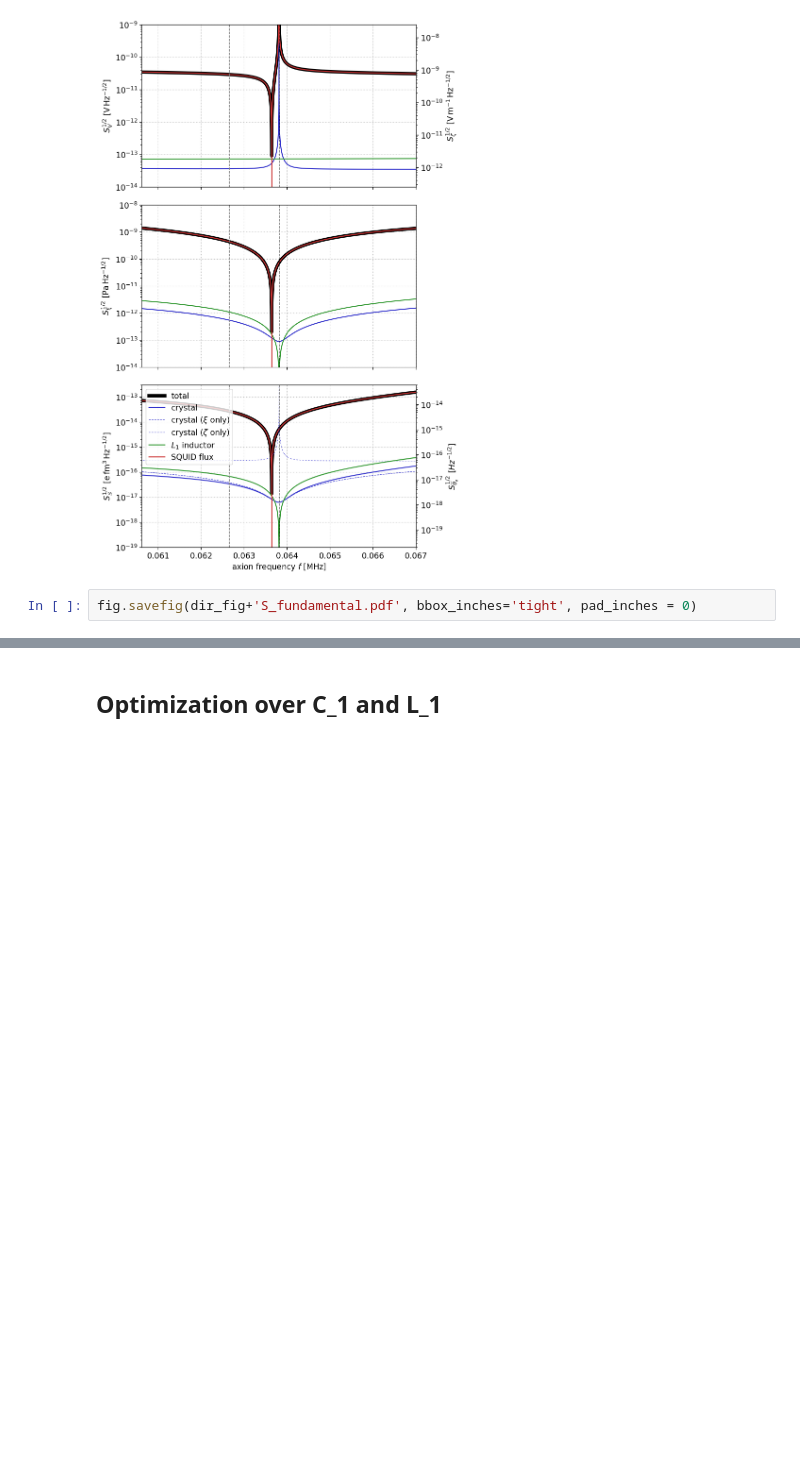
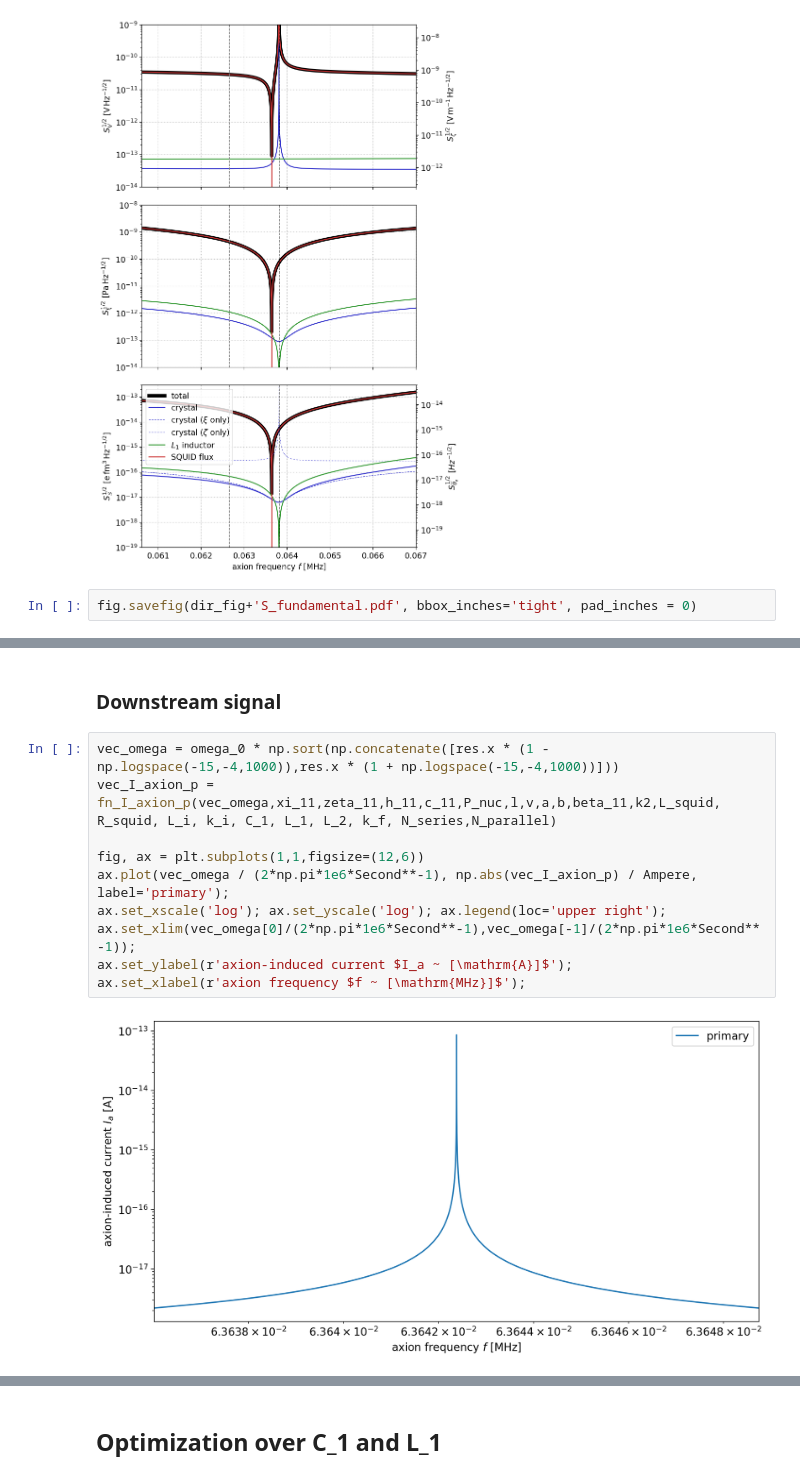
Before and after one commit to kenvantilburg/piezoaxionic-effect, a Jupyter notebook: code/supporting_plots.ipynb, the cells around one changed output, grey strips where cells are left out. Saved outputs shown, nothing was run; the diff lists cells and outputs as text; blank space fills up the shorter version.

```diff
--- a/code/supporting_plots.ipynb
+++ b/code/supporting_plots.ipynb
@@ -346,0 +349,14 @@ ax.set_xlabel(r'axion frequency $f ~ [\mathrm{MHz}]$');
+# %% [markdown]
+### Downstream signal
+# %%
+vec_omega = omega_0 * np.sort(np.concatenate([res.x * (1 - np.logspace(-15,-4,1000)),res.x * (1 + np.logspace(-15,-4,1000))]))
+vec_I_axion_p = fn_I_axion_p(vec_omega,xi_11,zeta_11,h_11,c_11,P_nuc,l,v,a,b,beta_11,k2,L_squid, R_squid, L_i, k_i, C_1, L_1, L_2, k_f, N_series,N_parallel)
+
+fig, ax = plt.subplots(1,1,figsize=(12,6))
+ax.plot(vec_omega / (2*np.pi*1e6*Second**-1), np.abs(vec_I_axion_p) / Ampere, label='primary');
+ax.set_xscale('log'); ax.set_yscale('log'); ax.legend(loc='upper right');
+ax.set_xlim(vec_omega[0]/(2*np.pi*1e6*Second**-1),vec_omega[-1]/(2*np.pi*1e6*Second**-1));
+ax.set_ylabel(r'axion-induced current $I_a ~ [\mathrm{A}]$');
+ax.set_xlabel(r'axion frequency $f ~ [\mathrm{MHz}]$');
+# %% [output]
+[figure, added]
```
Also changed, not shown: parts of 4 cells of this notebook, 6 other files.
